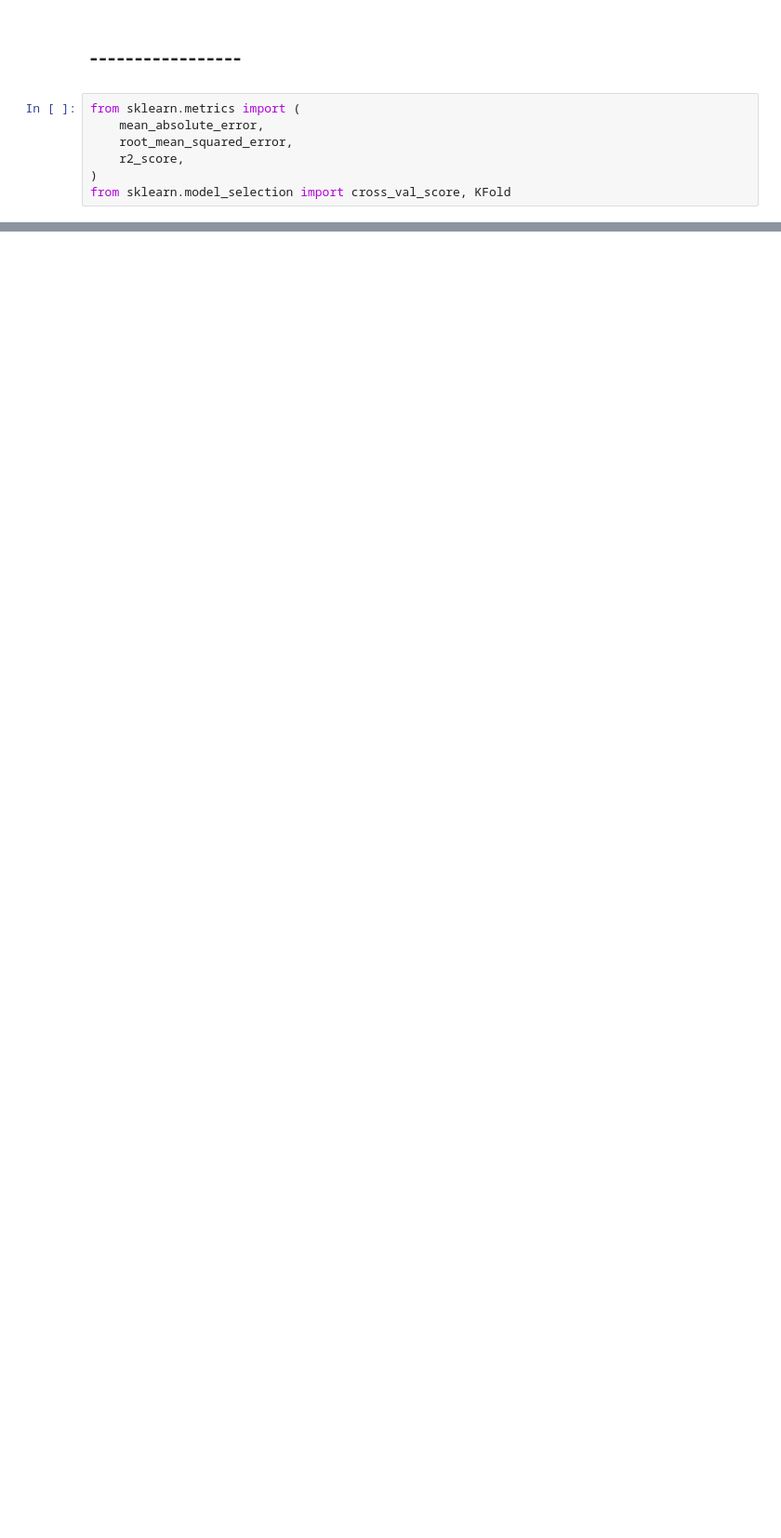
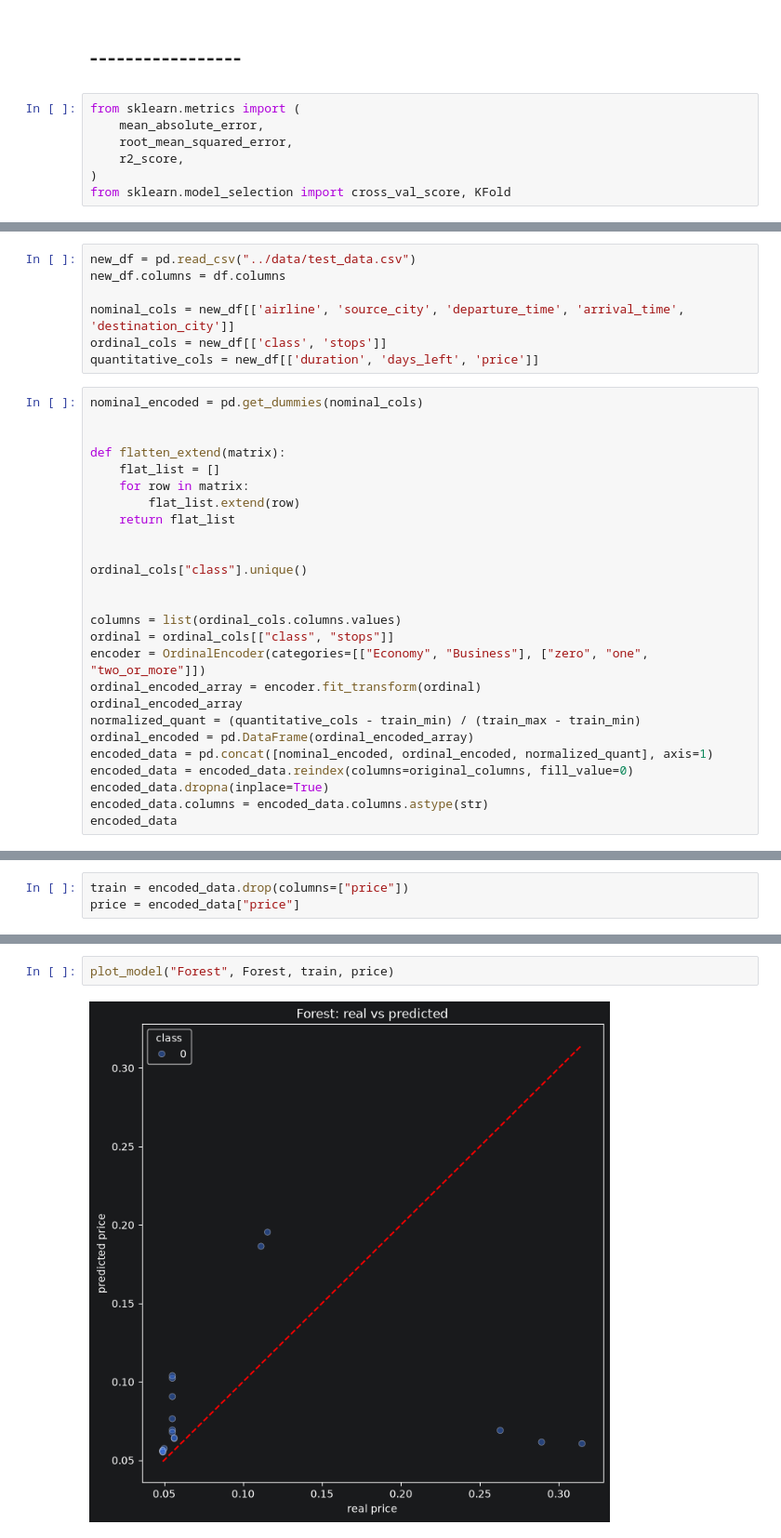
Before and after one commit to Aymanemjj/ml_plane_ticket_pridection, a Jupyter notebook: notebooks/main.ipynb, the cells around one changed output, grey strips where cells are left out. Shown at 93% size. Cells and saved outputs as stored; diff of their text form; blank space fills up the shorter version.

```diff
--- a/notebooks/main.ipynb
+++ b/notebooks/main.ipynb
@@ -539,0 +590,33 @@ np.float64(0.07193351926689055)
+# %%
+new_df = pd.read_csv("../data/test_data.csv")
+new_df.columns = df.columns
+
+nominal_cols = new_df[['airline', 'source_city', 'departure_time', 'arrival_time', 'destination_city']]
+ordinal_cols = new_df[['class', 'stops']]
+quantitative_cols = new_df[['duration', 'days_left', 'price']]
+# %%
+nominal_encoded = pd.get_dummies(nominal_cols)
+
+
+def flatten_extend(matrix):
+    flat_list = []
+    for row in matrix:
+        flat_list.extend(row)
+    return flat_list
+
+
+ordinal_cols["class"].unique()
+
+
+columns = list(ordinal_cols.columns.values)
+ordinal = ordinal_cols[["class", "stops"]]
+encoder = OrdinalEncoder(categories=[["Economy", "Business"], ["zero", "one", "two_or_more"]])
+ordinal_encoded_array = encoder.fit_transform(ordinal)
+ordinal_encoded_array
+normalized_quant = (quantitative_cols - train_min) / (train_max - train_min)
+ordinal_encoded = pd.DataFrame(ordinal_encoded_array)
+encoded_data = pd.concat([nominal_encoded, ordinal_encoded, normalized_quant], axis=1)
+encoded_data = encoded_data.reindex(columns=original_columns, fill_value=0)
+encoded_data.dropna(inplace=True)
+encoded_data.columns = encoded_data.columns.astype(str)
+encoded_data
@@ -539,0 +642,3 @@ np.float64(0.07193351926689055)
+# %%
+train = encoded_data.drop(columns=["price"])
+price = encoded_data["price"]
@@ -539,0 +654,4 @@ np.float64(0.07193351926689055)
+# %%
+plot_model("Forest", Forest, train, price)
+# %% [output]
+[figure, added]
```
Also changed, not shown: parts of 31 cells of this notebook.
